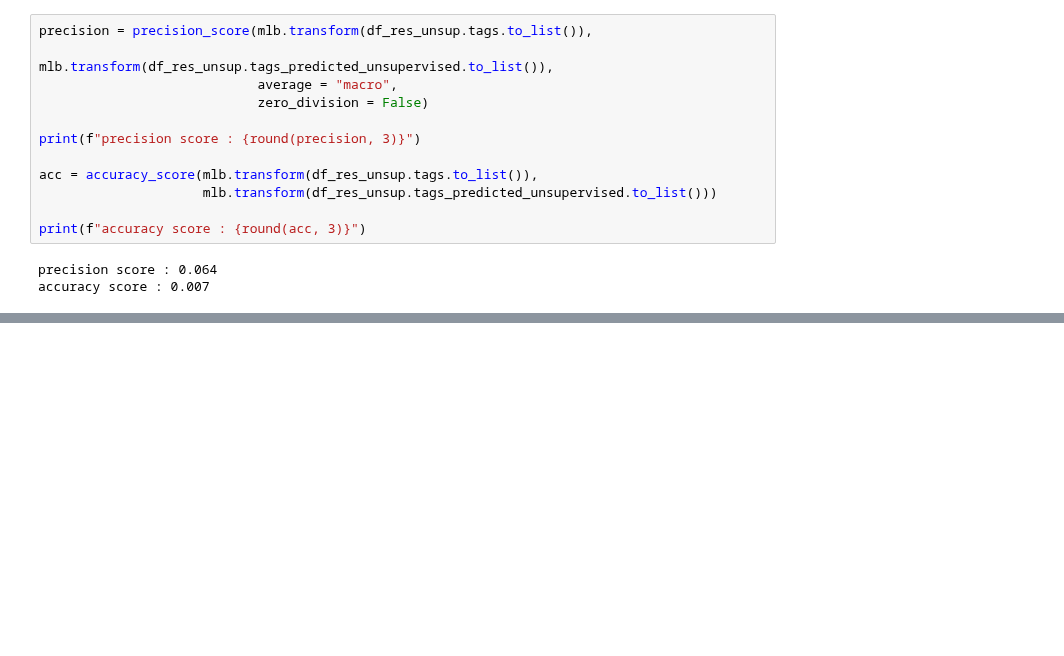
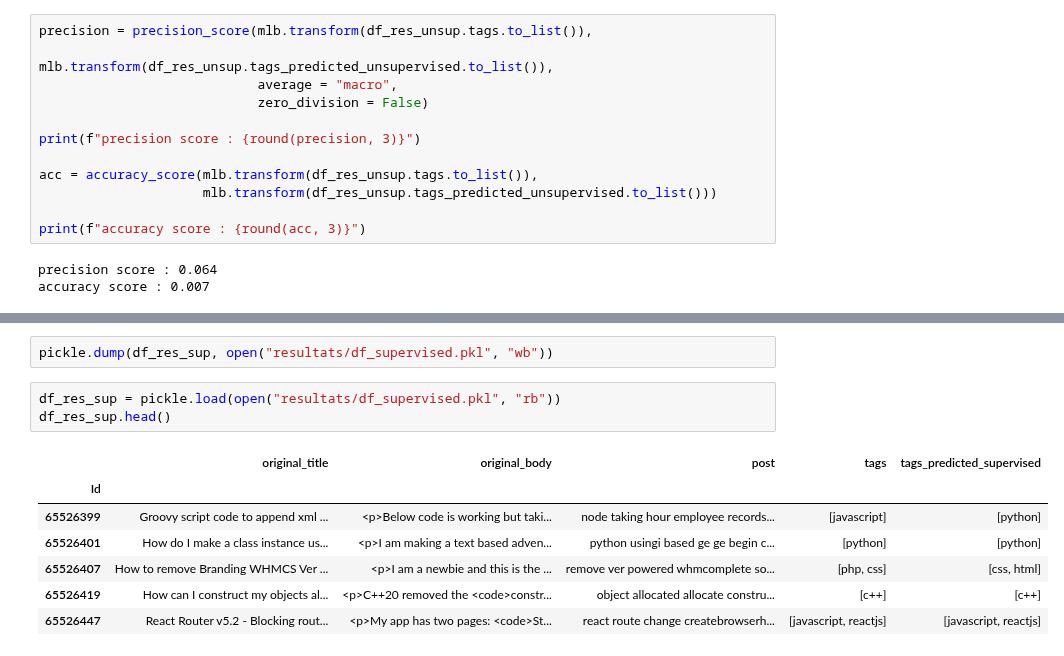
Before and after one commit to felanbi/Projet-OC-Categoriser-automatiquement-des-questions, a Jupyter notebook: P5_02_notebook_modeles.ipynb, the cells around one changed output, grey strips where cells are left out. Drawn from its saved outputs; the diff is of its cells as text; blank space fills up the shorter version.

```diff
--- a/P5_02_notebook_modeles.ipynb
+++ b/P5_02_notebook_modeles.ipynb
@@ -286,0 +538,13 @@ accuracy score : 0.007
+# %%
+pickle.dump(df_res_sup, open("resultats/df_supervised.pkl", "wb"))
+# %%
+df_res_sup = pickle.load(open("resultats/df_supervised.pkl", "rb"))
+df_res_sup.head()
+# %% [output]
+|  | original_title | original_body | post | tags | tags_predicted_supervised |
+| Id |  |  |  |  |  |
+| 65526399 | Groovy script code to append xml ... | <p>Below code is working but taki... | node taking hour employee records... | [javascript] | [python] |
+| 65526401 | How do I make a class instance us... | <p>I am making a text based adven... | python usingi based ge ge begin c... | [python] | [python] |
+| 65526407 | How to remove Branding WHMCS Ver ... | <p>I am a newbie and this is the ... | remove ver powered whmcomplete so... | [php, css] | [css, html] |
+| 65526419 | How can I construct my objects al... | <p>C++20 removed the <code>constr... | object allocated allocate constru... | [c++] | [c++] |
+| 65526447 | React Router v5.2 - Blocking rout... | <p>My app has two pages: <code>St... | react route change createbrowserh... | [javascript, reactjs] | [javascript, reactjs] |
```
Also changed, not shown: parts of 21 cells of this notebook.
